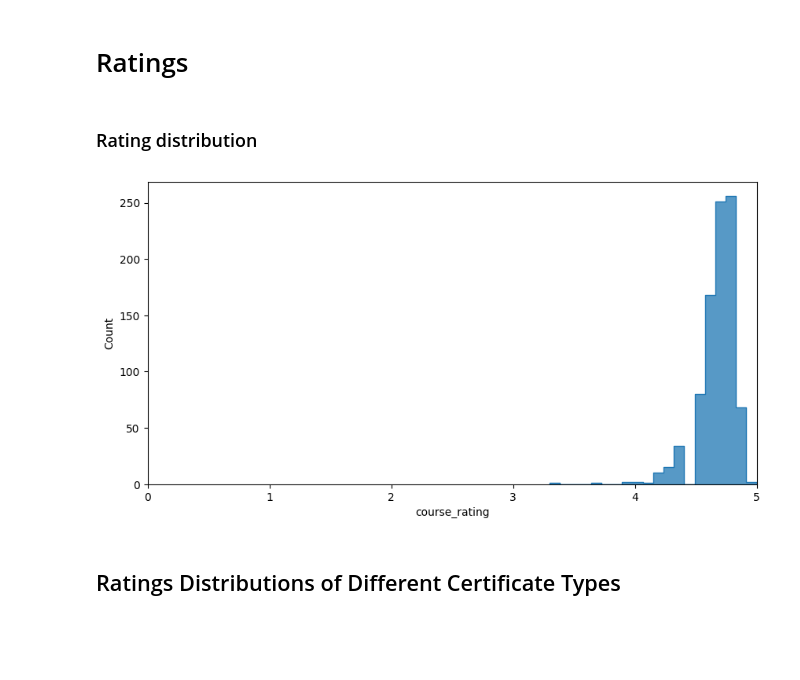
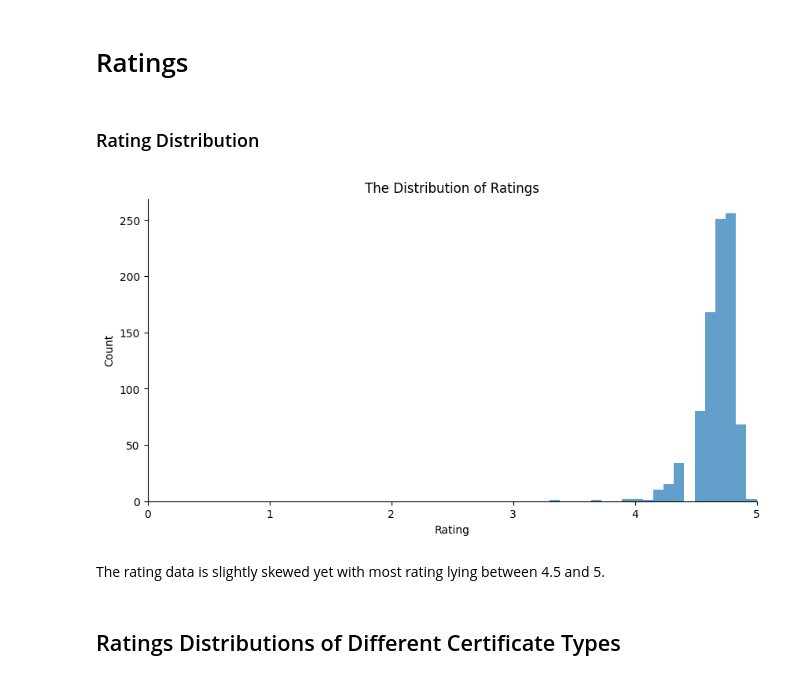
Before and after one commit to Jpooouks/coursera-eda, a Jupyter notebook: Coursera Course Analysis.ipynb, the cells around one changed output. Drawn from its saved outputs; the diff is of its cells as text; code cells hidden in the pictures; blank space fills up the shorter version.

```diff
--- a/Coursera Course Analysis.ipynb
+++ b/Coursera Course Analysis.ipynb
@@ -301,13 +330,19 @@ It's hard to determine wether it's the certificate type or other variables that
 # %% [markdown]
 # Ratings
 # %% [markdown]
-### Rating distribution
+### Rating Distribution
 # %%
 fig, ax = plt.subplots(figsize=(10,5))
-sns.histplot(data=data, x='course_rating', ax=ax, element='step', bins=20)
-ax.set_xlim(0,5);
+ax.hist(data['course_rating'],bins=20, alpha=0.7)
+ax.spines[['top','right']].set_visible(False)
+ax.set_xlim(0,5)
+ax.set_ylabel('Count')
+ax.set_xlabel('Rating')
+ax.set_title('The Distribution of Ratings');
 # %% [output]
-[figure, old version]
+[figure, new version]
+# %% [markdown]
+The rating data is slightly skewed yet with most rating lying between 4.5 and 5.
 # %% [markdown]
 ## Ratings Distributions of Different Certificate Types
 # %%
```
Also changed, not shown: parts of 34 cells of this notebook.
